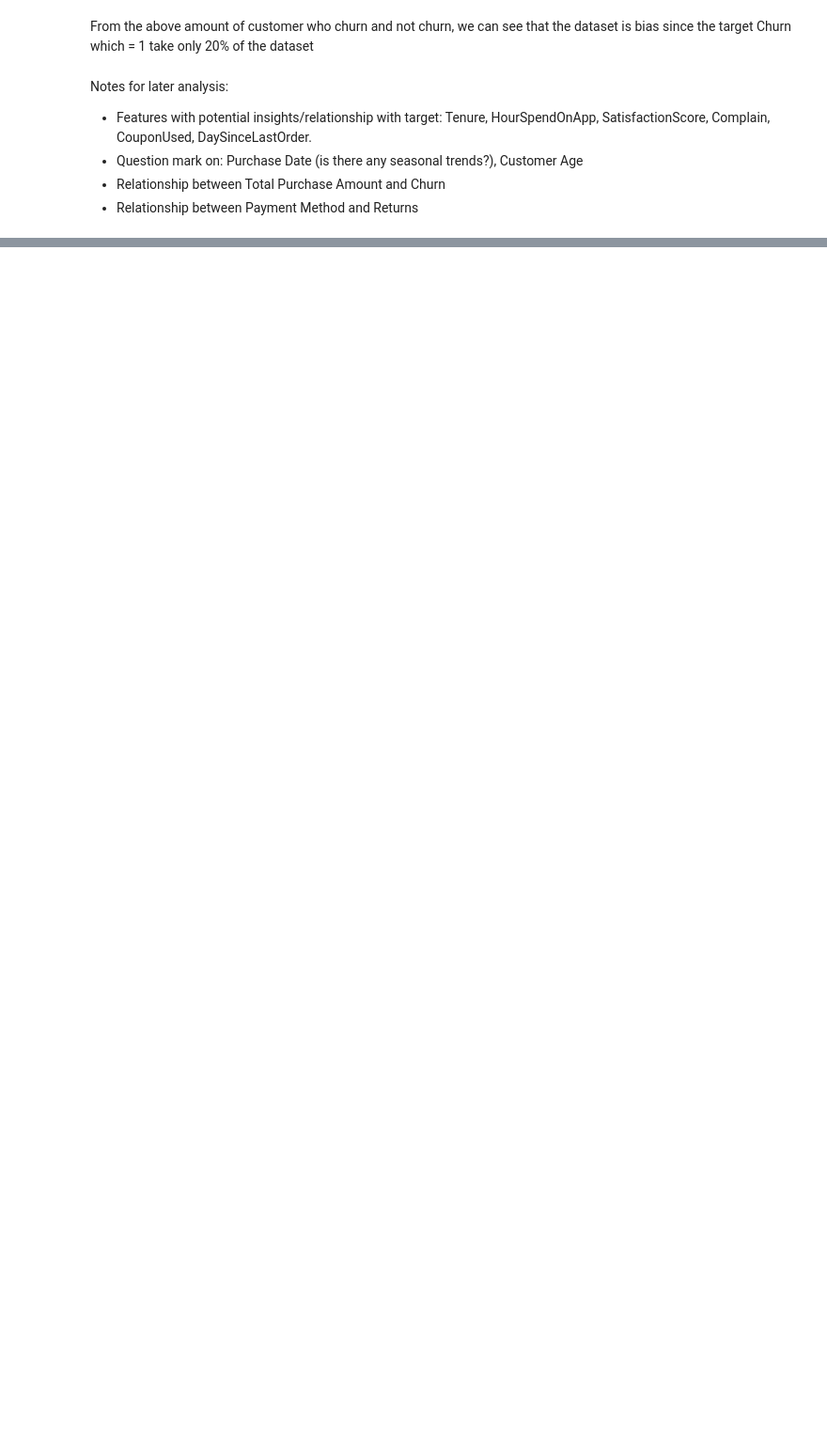
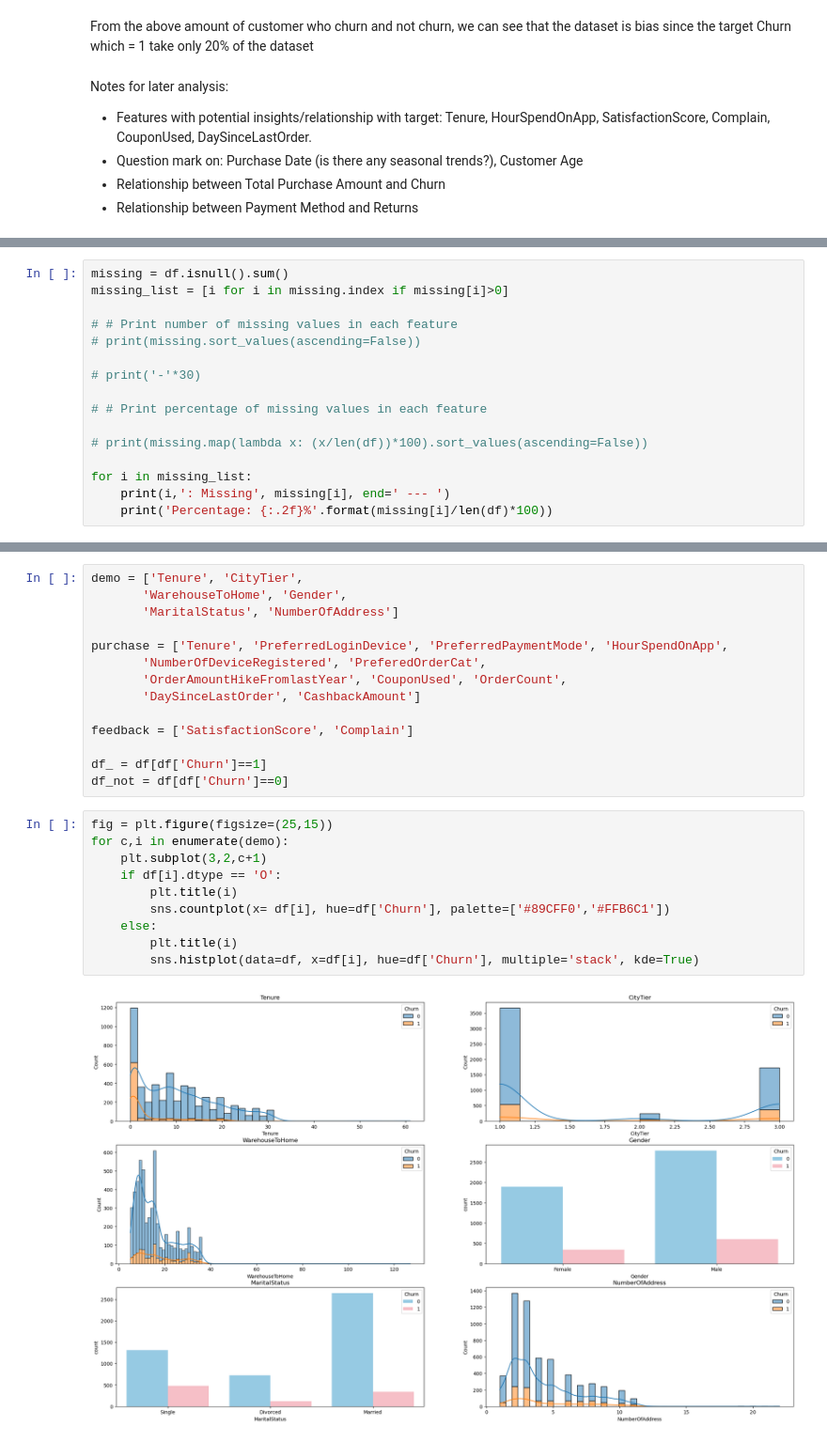
Before and after one commit to AgentMajin/Data-Analysis-Project, a Jupyter notebook: Analysis-Notebook.ipynb, the cells around one changed output, grey strips where cells are left out. Shown at 94% size. Saved outputs shown, nothing was run; the diff lists cells and outputs as text; blank space fills up the shorter version.

```diff
--- a/Analysis-Notebook.ipynb
+++ b/Analysis-Notebook.ipynb
@@ -135,0 +133,16 @@ Notes for later analysis:
+# %%
+missing = df.isnull().sum()
+missing_list = [i for i in missing.index if missing[i]>0]
+
+# # Print number of missing values in each feature
+# print(missing.sort_values(ascending=False))
+
+# print('-'*30)
+
+# # Print percentage of missing values in each feature
+
+# print(missing.map(lambda x: (x/len(df))*100).sort_values(ascending=False))
+
+for i in missing_list:
+    print(i,': Missing', missing[i], end=' --- ')
+    print('Percentage: {:.2f}%'.format(missing[i]/len(df)*100))
@@ -137,0 +183,26 @@ Notes for later analysis:
+# %%
+demo = ['Tenure', 'CityTier',
+       'WarehouseToHome', 'Gender',
+       'MaritalStatus', 'NumberOfAddress']
+
+purchase = ['Tenure', 'PreferredLoginDevice', 'PreferredPaymentMode', 'HourSpendOnApp',
+       'NumberOfDeviceRegistered', 'PreferedOrderCat',
+       'OrderAmountHikeFromlastYear', 'CouponUsed', 'OrderCount',
+       'DaySinceLastOrder', 'CashbackAmount']
+
+feedback = ['SatisfactionScore', 'Complain']
+
+df_ = df[df['Churn']==1]
+df_not = df[df['Churn']==0]
+# %%
+fig = plt.figure(figsize=(25,15))
+for c,i in enumerate(demo):
+    plt.subplot(3,2,c+1)
+    if df[i].dtype == 'O':
+        plt.title(i)
+        sns.countplot(x= df[i], hue=df['Churn'], palette=['#89CFF0','#FFB6C1'])
+    else:
+        plt.title(i)
+        sns.histplot(data=df, x=df[i], hue=df['Churn'], multiple='stack', kde=True)
+# %% [output]
+[figure, added]
```
Also changed, not shown: parts of 26 cells of this notebook, 1 other file.
